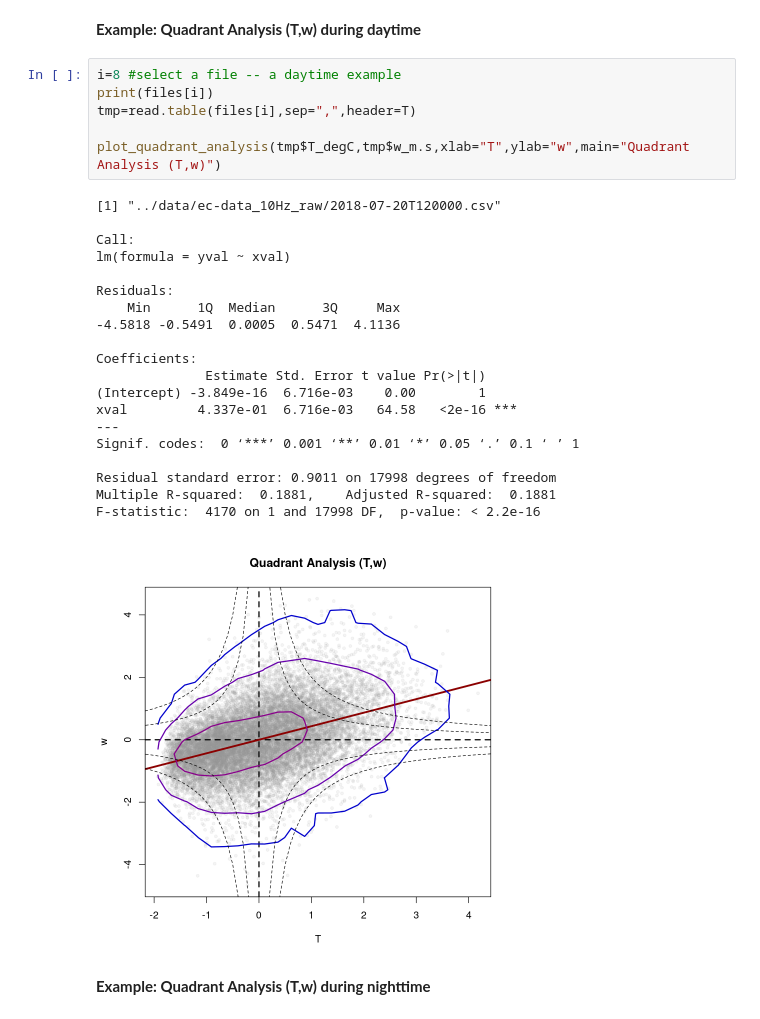
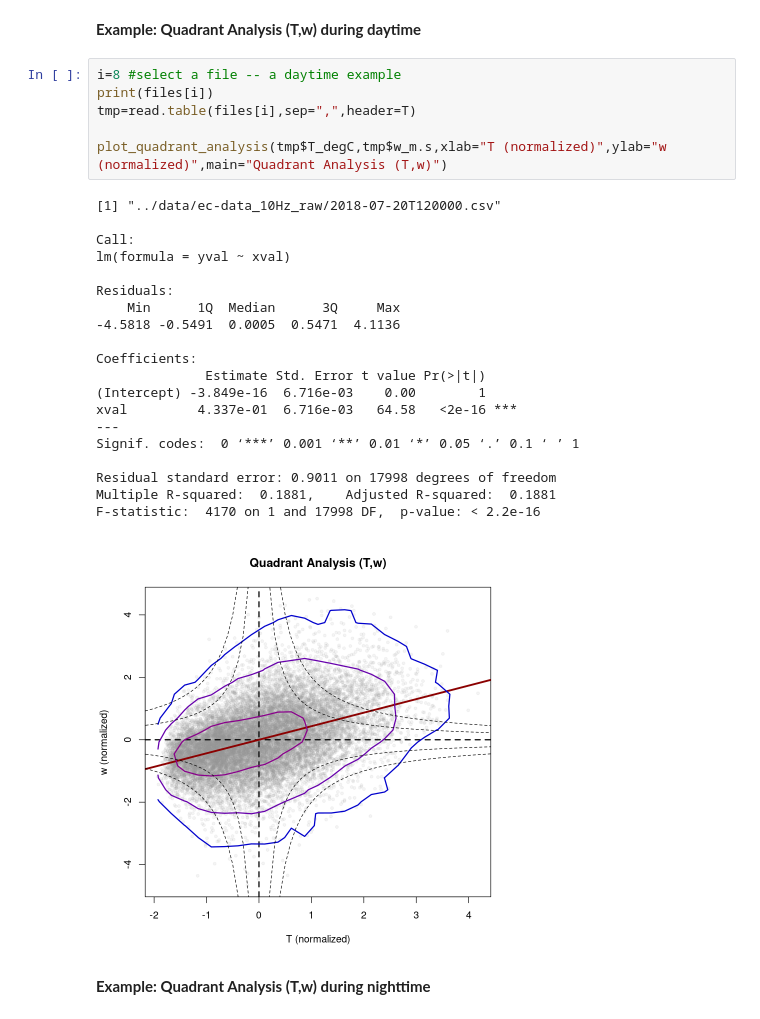
Before and after one commit to noctiluc3nt/ec_analyze, a Jupyter notebook: notebooks/03_quadrant-analysis.ipynb, the cells around one changed output. Cells and saved outputs as stored; diff of their text form.

Commit message:
updated plot showcase for Reddy

```diff
--- a/notebooks/03_quadrant-analysis.ipynb
+++ b/notebooks/03_quadrant-analysis.ipynb
@@ -71,30 +71,30 @@ $meta
 # %%
 i=8 #select a file -- a daytime example
 print(files[i])
 tmp=read.table(files[i],sep=",",header=T)
 
-plot_quadrant_analysis(tmp$T_degC,tmp$w_m.s,xlab="T",ylab="w",main="Quadrant Analysis (T,w)")
+plot_quadrant_analysis(tmp$T_degC,tmp$w_m.s,xlab="T (normalized)",ylab="w (normalized)",main="Quadrant Analysis (T,w)")
 # %% [output]
 [1] "../data/ec-data_10Hz_raw/2018-07-20T120000.csv"
 
 Call:
 lm(formula = yval ~ xval)
 
 Residuals:
     Min      1Q  Median      3Q     Max
 -4.5818 -0.5491  0.0005  0.5471  4.1136
 
 Coefficients:
               Estimate Std. Error t value Pr(>|t|)
 (Intercept) -3.849e-16  6.716e-03    0.00        1
 xval         4.337e-01  6.716e-03   64.58   <2e-16 ***
 ---
 Signif. codes:  0 ‘***’ 0.001 ‘**’ 0.01 ‘*’ 0.05 ‘.’ 0.1 ‘ ’ 1
 
 Residual standard error: 0.9011 on 17998 degrees of freedom
 Multiple R-squared:  0.1881,    Adjusted R-squared:  0.1881
 F-statistic:  4170 on 1 and 17998 DF,  p-value: < 2.2e-16
-[figure, old version]
+[figure, new version]
 # %% [markdown]
 **Example: Quadrant Analysis (T,w) during nighttime**
 # %%
```
Also changed, not shown: 5 other files.
